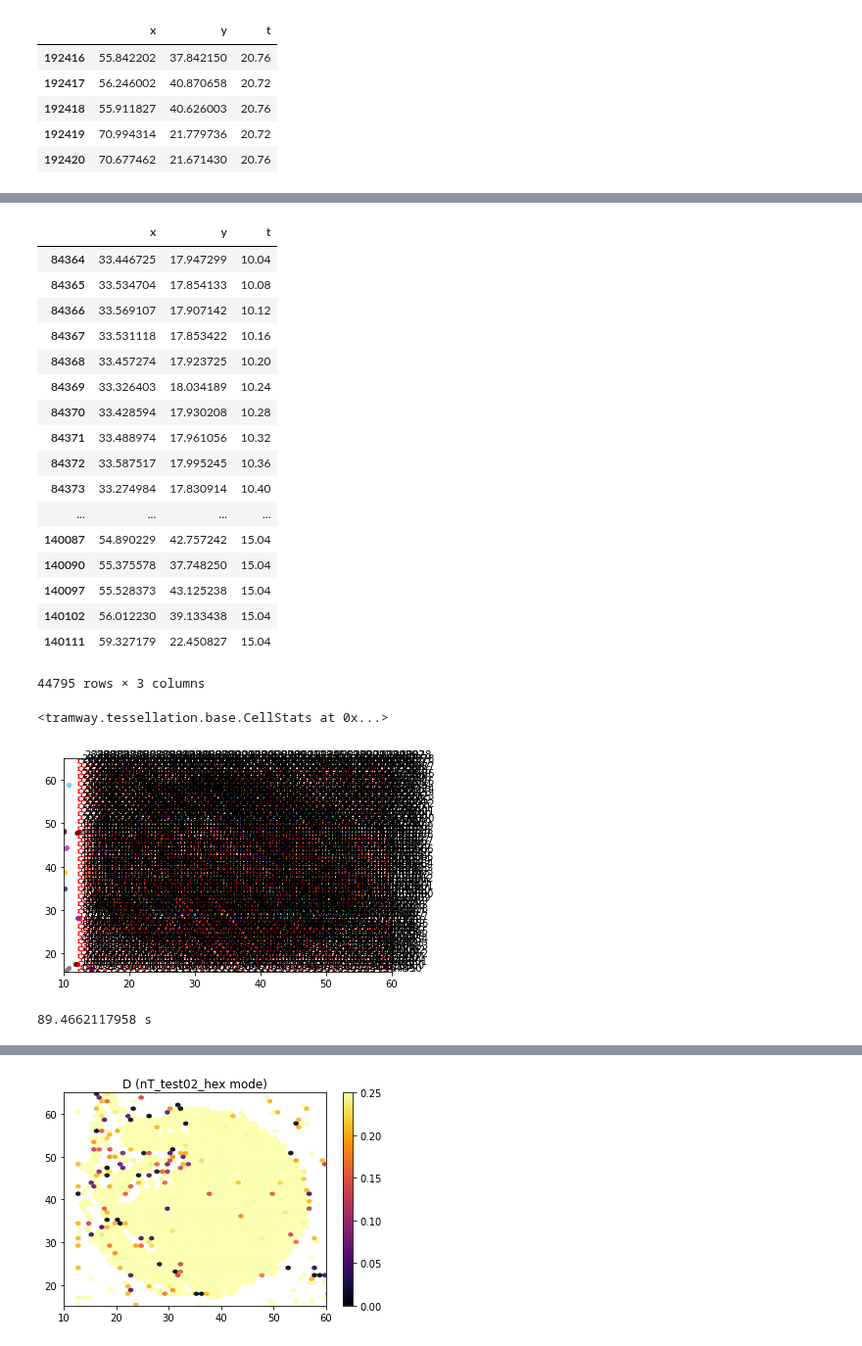
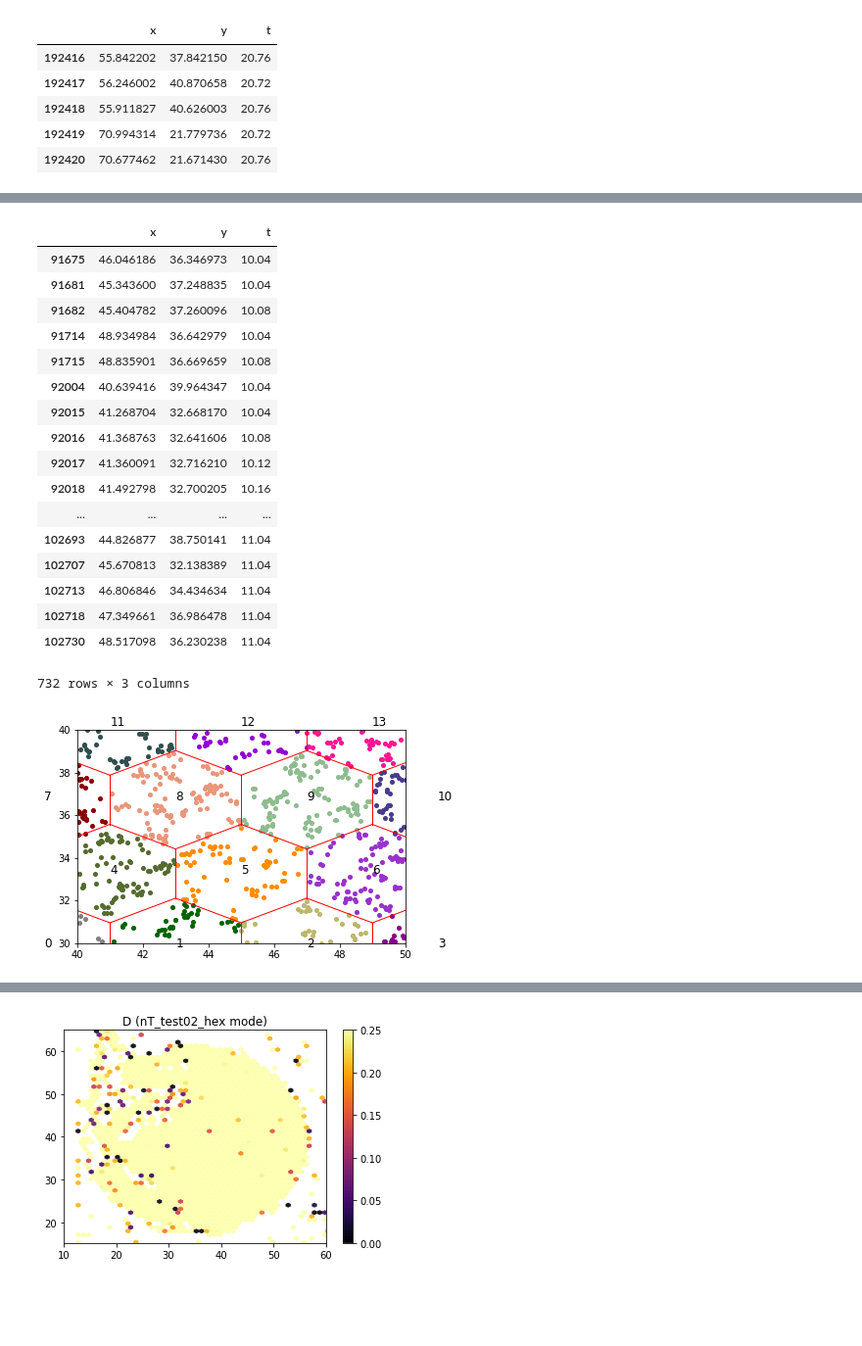
Before and after one commit to DecBayComp/TRamWAy, a Jupyter notebook: nontracking/nontracking-tramway_2zones-Optimized.ipynb, the cells around one changed output, grey strips where cells are left out. Shown at 98% size. Cells and saved outputs as stored; diff of their text form; code cells hidden in the pictures; blank space fills up the shorter version.

```diff
--- a/nontracking/nontracking-tramway_2zones-Optimized.ipynb
+++ b/nontracking/nontracking-tramway_2zones-Optimized.ipynb
@@ -102,6 +111,6 @@ print mu_on,mu_off,p_off
 # %%
 t_start=10.04
-t_end=15.04
+t_end=11.04
 
 if t_end==0.0:
     r_t=positions_all
@@ -111,46 +120,41 @@ else:
 
 xlims=(10.,60.)
 ylims=(15.,65.)
-#xlims=(37.,40.)
-#ylims=(37.,40.)
+xlims=(40.,50.)
+ylims=(30.,40.)
 r_t=r_t[(r_t['x']>=xlims[0]) & (r_t['x']<=xlims[1]) & (r_t['y']>=ylims[0]) & (r_t['y']<=ylims[1])]
 r_t
 # %% [output]
 |  | x | y | t |
-| 84364 | 33.446725 | 17.947299 | 10.04 |
-| 84365 | 33.534704 | 17.854133 | 10.08 |
-| 84366 | 33.569107 | 17.907142 | 10.12 |
-| 84367 | 33.531118 | 17.853422 | 10.16 |
-| 84368 | 33.457274 | 17.923725 | 10.20 |
-| 84369 | 33.326403 | 18.034189 | 10.24 |
-| 84370 | 33.428594 | 17.930208 | 10.28 |
-| 84371 | 33.488974 | 17.961056 | 10.32 |
-| 84372 | 33.587517 | 17.995245 | 10.36 |
-| 84373 | 33.274984 | 17.830914 | 10.40 |
+| 91675 | 46.046186 | 36.346973 | 10.04 |
+| 91681 | 45.343600 | 37.248835 | 10.04 |
+| 91682 | 45.404782 | 37.260096 | 10.08 |
+| 91714 | 48.934984 | 36.642979 | 10.04 |
+| 91715 | 48.835901 | 36.669659 | 10.08 |
+| 92004 | 40.639416 | 39.964347 | 10.04 |
+| 92015 | 41.268704 | 32.668170 | 10.04 |
+| 92016 | 41.368763 | 32.641606 | 10.08 |
+| 92017 | 41.360091 | 32.716210 | 10.12 |
+| 92018 | 41.492798 | 32.700205 | 10.16 |
 | ... | ... | ... | ... |
-| 140087 | 54.890229 | 42.757242 | 15.04 |
-| 140090 | 55.375578 | 37.748250 | 15.04 |
-| 140097 | 55.528373 | 43.125238 | 15.04 |
-| 140102 | 56.012230 | 39.133438 | 15.04 |
-| 140111 | 59.327179 | 22.450827 | 15.04 |
+| 102693 | 44.826877 | 38.750141 | 11.04 |
+| 102707 | 45.670813 | 32.138389 | 11.04 |
+| 102713 | 46.806846 | 34.434634 | 11.04 |
+| 102718 | 47.349661 | 36.986478 | 11.04 |
+| 102730 | 48.517098 | 36.230238 | 11.04 |
-44795 rows × 3 columns
+732 rows × 3 columns
 # %%
-ref_distance = 0.5 # [mu]
+ref_distance = 2. # [mu]
 min_loc_count=0
 tessellation_method = 'hexagon'
-tessellate(r_t, tessellation_method, ref_distance=ref_distance, min_location_count=0,\
-           strict_min_location_count=min_loc_count, output_file=rwa_file,\
+cells = tessellate(r_t, tessellation_method, ref_distance=ref_distance, min_location_count=0,\
+           strict_min_location_count=min_loc_count, #output_file=rwa_file,\
            force=True, output_label=mesh_label)
-# %% [output]
-<tramway.tessellation.base.CellStats at 0x...>
 # %%
-plottime=time()
 # cell_plot(rwa_file,output_file='Positions_'+tessellation_method+\
 #          ',x=['+str(xlims[0])+','+str(xlims[1])+']mum,y=['+str(ylims[0])+','+str(ylims[1])+']mum,'+\
 #          str(2.*ref_distance)+'mum,t=['+str(t_start)+','+str(t_end)+']s.png')
-cell_plot(rwa_file, show=True, cell_indices=True)
-print time()-plottime, "s"
+cell_plot(cells, show=True, cell_indices=True)
 # %% [output]
-[figure, old version]
+[figure, new version]
-89.4662117958 s
 # %%
```
Also changed, not shown: parts of 4 cells of this notebook, 23 other files.
